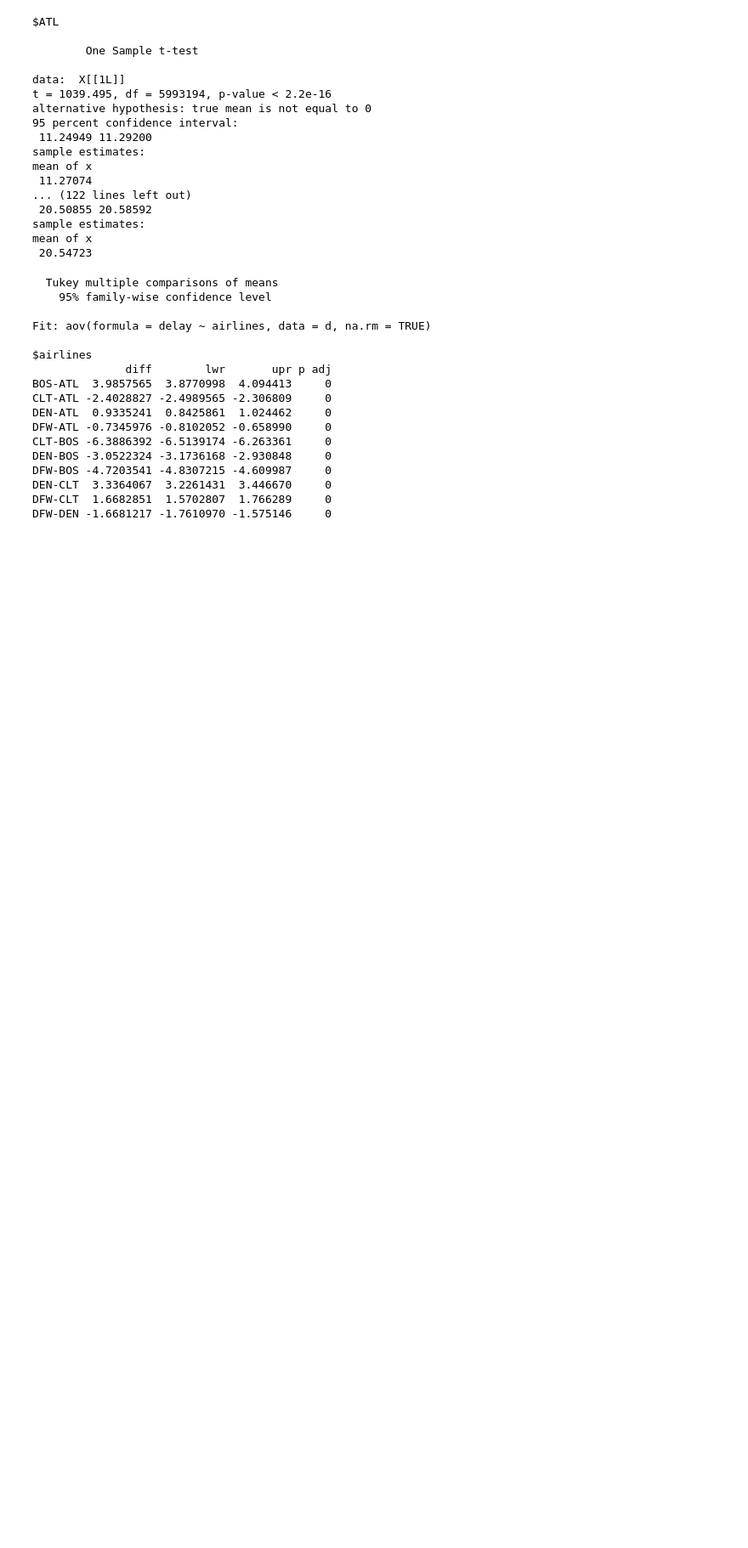
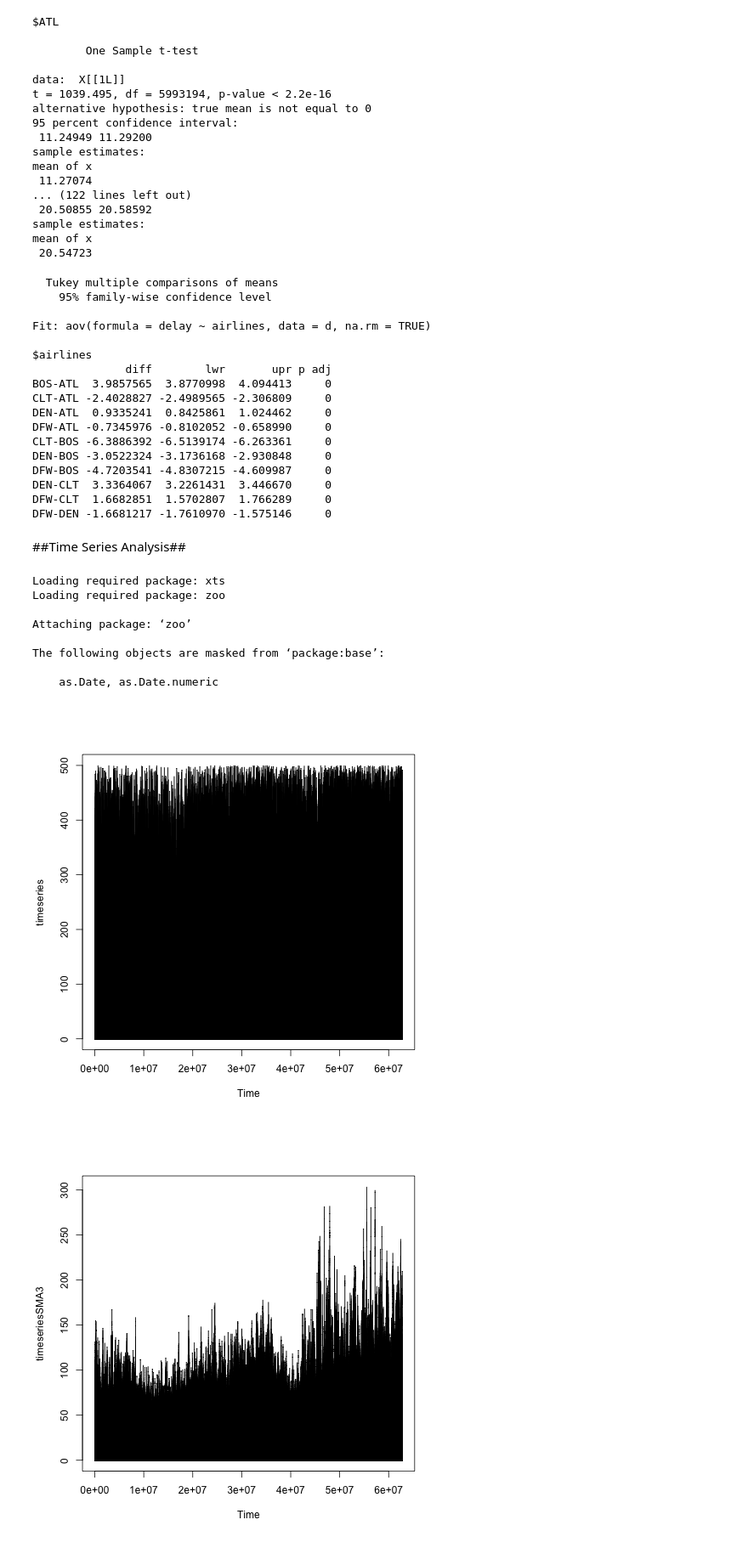
Before and after one commit to steven-hu/data-analysis-template, a Jupyter notebook: notebooks/NB3_data_analysis.ipynb, the cells around one changed output. Shown at 85% size. Drawn from its saved outputs; the diff is of its cells as text; code cells hidden in the pictures; blank space fills up the shorter version.

Commit message:
time series

```diff
--- a/notebooks/NB3_data_analysis.ipynb
+++ b/notebooks/NB3_data_analysis.ipynb
@@ -260,3 +260,46 @@ DFW-BOS -4.7203541 -4.8307215 -4.609987     0
 DEN-CLT  3.3364067  3.2261431  3.446670     0
 DFW-CLT  1.6682851  1.5702807  1.766289     0
 DFW-DEN -1.6681217 -1.7610970 -1.575146     0
+# %% [markdown]
+##Time Series Analysis##
+# %%
+%%R
+t1987=airports$V4[airports$V2 == 1987]
+t1988=airports$V4[airports$V2 == 1988]
+t1989=airports$V4[airports$V2 == 1989]
+t1990=airports$V4[airports$V2 == 1990]
+t1991=airports$V4[airports$V2 == 1991]
+t1992=airports$V4[airports$V2 == 1992]
+t1993=airports$V4[airports$V2 == 1993]
+t1994=airports$V4[airports$V2 == 1994]
+t1995=airports$V4[airports$V2 == 1995]
+t1996=airports$V4[airports$V2 == 1996]
+t1997=airports$V4[airports$V2 == 1997]
+t1998=airports$V4[airports$V2 == 1998]
+t1999=airports$V4[airports$V2 == 1999]
+t2000=airports$V4[airports$V2 == 2000]
+t2001=airports$V4[airports$V2 == 2001]
+t2002=airports$V4[airports$V2 == 2002]
+t2003=airports$V4[airports$V2 == 2003]
+t2004=airports$V4[airports$V2 == 2004]
+t2005=airports$V4[airports$V2 == 2005]
+t2006=airports$V4[airports$V2 == 2006]
+t2007=airports$V4[airports$V2 == 2007]
+t2008=airports$V4[airports$V2 == 2008]
+combined=c(t1987,t1988,t1989,t1990,t1991,t1992,t1993,t1994,t1995,t1996,t1997,t1998,t1999,t2000,t2001,t2002,t2003,t2004,t2005,t2006,t2007,t2008)
+timeseries <- ts(combined)
+plot.ts(timeseries)
+library("TTR")
+timeseriesSMA3 <- SMA(timeseries,n=10)
+plot.ts(timeseriesSMA3)
+# %% [output]
+Loading required package: xts
+Loading required package: zoo
+
+Attaching package: ‘zoo’
+
+The following objects are masked from ‘package:base’:
+
+    as.Date, as.Date.numeric
+[figure, added]
+[figure, added]
```
Also changed, not shown: parts of 3 cells of this notebook.
